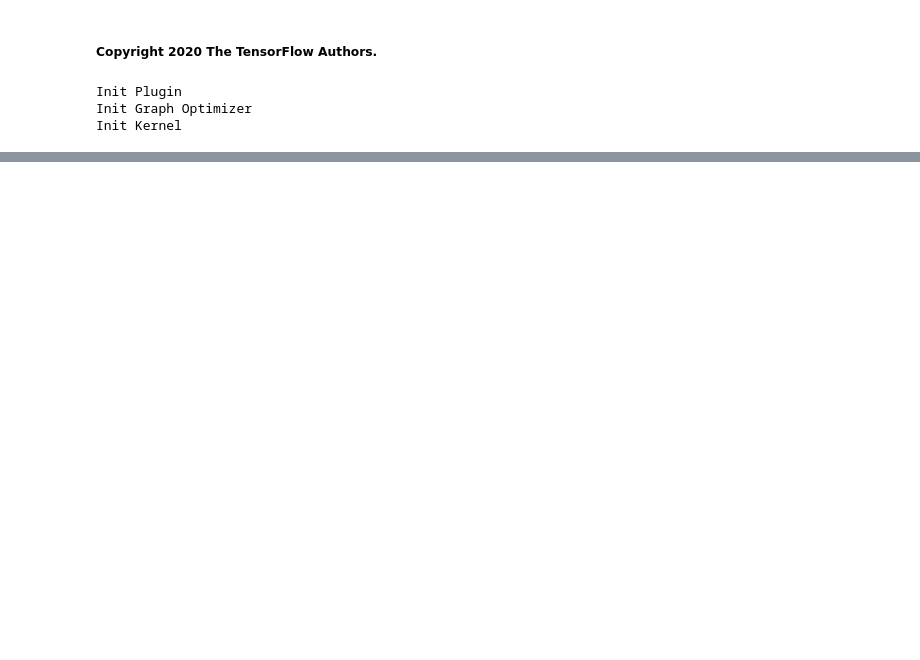
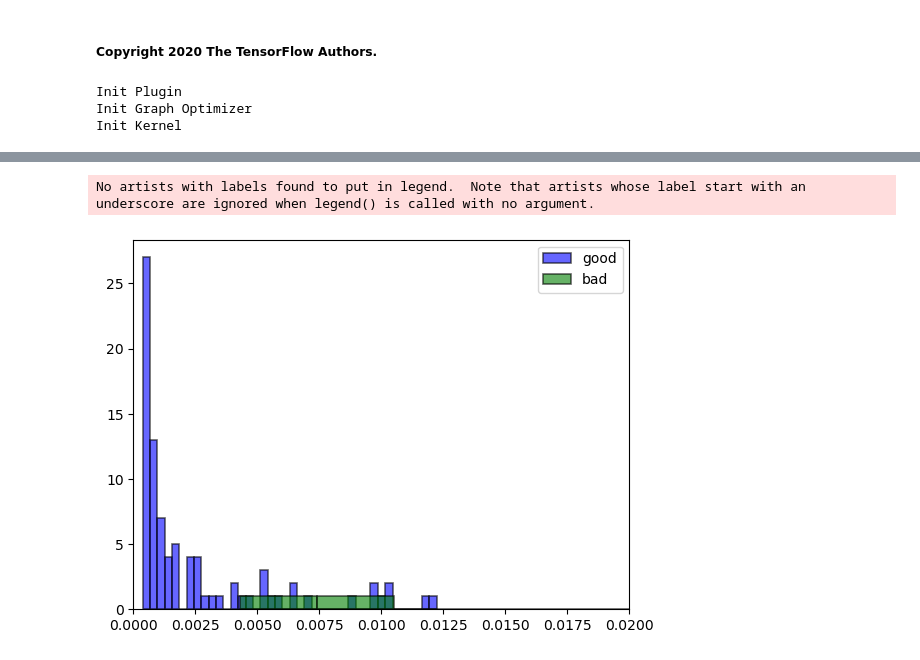
Before and after one commit to RyanWirt/PCB_open, a Jupyter notebook: autoencoder_PCB.ipynb, the cells around one changed output, grey strips where cells are left out. Drawn from its saved outputs; the diff is of its cells as text; code cells hidden in the pictures; blank space fills up the shorter version.

```diff
--- a/autoencoder_PCB.ipynb
+++ b/autoencoder_PCB.ipynb
@@ -565,0 +319,14 @@ Choose a threshold value that is one standard deviations above the mean.
+# %%
+hist_b = []
+x = 0
+for i in X_b:
+    hist_b.append(mean_squared_error(X_b[x][:,:, 0], decoded_imgsB[x][:,:, 0]).mean())
+    x+=1
+
+
+
+hist_g = []
+x = 0
+for i in x_test:
+    hist_g.append(mean_squared_error(x_test[x][:,:, 0], decoded_imgsG[x][:,:, 0]).mean())
+    x+=1
@@ -565,0 +350,15 @@ Choose a threshold value that is one standard deviations above the mean.
+# %%
+plt.figure()
+plt.hist(hist_g, bins = 40, alpha = 0.6, edgecolor='black',
+        color  = 'blue', linewidth=1.2)
+plt.legend()
+
+plt.hist(hist_b, bins = 40, alpha = 0.6, edgecolor='black',
+        color = 'green', linewidth=1.2)
+plt.legend(['good','bad'])
+
+plt.xlim(0, 0.02)
+plt.show()
+# %% [output]
+No artists with labels found to put in legend.  Note that artists whose label start with an underscore are ignored when legend() is called with no argument.
+[figure, added]
```
Also changed, not shown: parts of 75 cells of this notebook.
